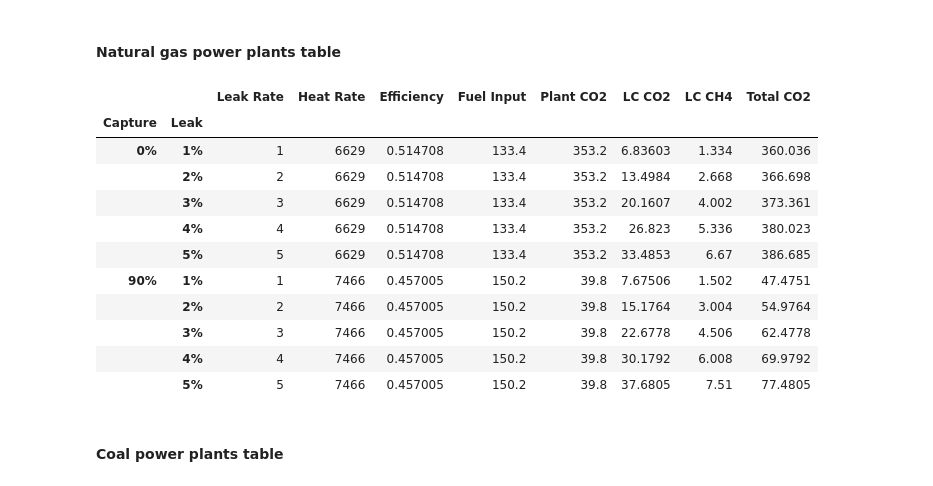
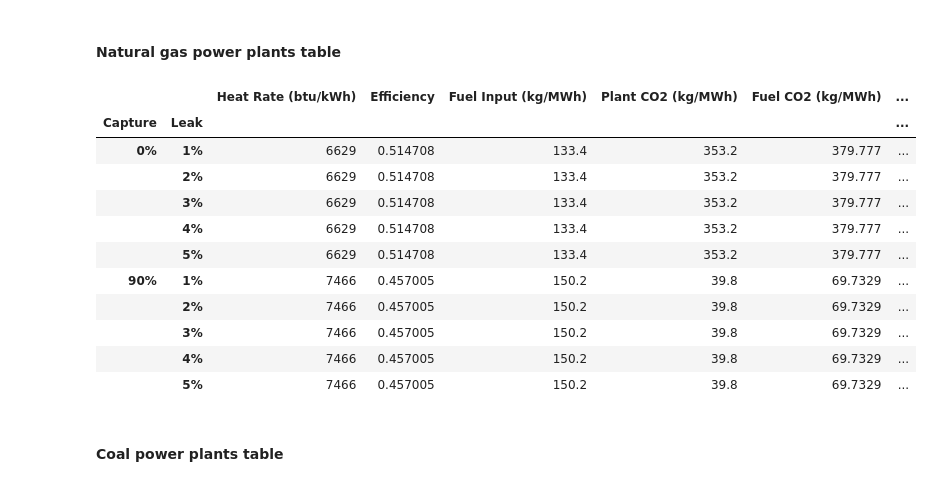
Before and after one commit to gschivley/CCS-climate, a Jupyter notebook: Notebooks/Emissions.ipynb, the cells around one changed output. Cells and saved outputs as stored; diff of their text form; code cells hidden in the pictures.

Commit message:
Clean up, modify SI tables

```diff
--- a/Notebooks/Emissions.ipynb
+++ b/Notebooks/Emissions.ipynb
@@ -81,35 +292,38 @@ life = 60
 ### Create tables for the SI
 # %% [markdown]
 #### Natural gas power plants table
+# %%
+iterables = [['0%', '90%'], ['1%', '2%', '3%', '4%', '5%']]
+ng_index = pd.MultiIndex.from_product(iterables, names=['Capture', 'Leak'])
 # %%
-ng_df = pd.DataFrame(index=ng_index, columns=['Leak Rate', 'Heat Rate', 'Efficiency', 'Fuel Input',
-                                              'Plant CO2', 'LC CO2', 'LC CH4'])
+ng_df = pd.DataFrame(index=ng_index, columns=['Heat Rate (btu/kWh)', 'Efficiency', 'Fuel Input (kg/MWh)',
+                                              'Plant CO2 (kg/MWh)', 'Fuel CO2 (kg/MWh)', 'Fuel CH4 (kg/MWh)'])
 # %%
-ng_df.loc[:,'Leak Rate'] = [1,2,3,4,5,1,2,3,4,5]
-ng_df.iloc[:5,1] = 6629
-ng_df.iloc[5:,1] = 7466
-ng_df.loc[:,'Efficiency'] = ng_df.loc[:,'Heat Rate'].map(lambda x: 3412/x)
-ng_df.iloc[:5,3] = 133.4
-ng_df.iloc[5:,3] = 150.2
-ng_df.iloc[:5,4] = 353.2
-ng_df.iloc[5:,4] = 39.8
-ng_df.loc[:,'LC CH4'] = ng_df.loc[:,'Leak Rate'] * ng_df.loc[:,'Fuel Input'] * 0.01
-ng_df.loc[:,'LC CO2'] = ng_df.loc[:,'LC CH4'] * slope + intercept
-ng_df.loc[:,'Total CO2'] = ng_df.loc[:,'LC CO2'] + ng_df.loc[:,'Plant CO2']
+ng_df.loc['0%','Heat Rate (btu/kWh)'] = 6629
+ng_df.loc['90%','Heat Rate (btu/kWh)'] = 7466
+ng_df.loc[:,'Efficiency'] = ng_df.loc[:,'Heat Rate (btu/kWh)'].map(lambda x: 3412/x)
+ng_df.loc['0%','Fuel Input (kg/MWh)'] = 133.4
+ng_df.loc['90%','Fuel Input (kg/MWh)'] = 150.2
+ng_df.loc['0%','Plant CO2 (kg/MWh)'] = 353.2
+ng_df.loc['90%','Plant CO2 (kg/MWh)'] = 39.8
+ng_df.loc[:,'Fuel CH4 (kg/MWh)'] = np.array(range(1,6) * 2) * ng_df.loc[:,'Fuel Input (kg/MWh)'] * 0.01
+ng_df.loc['0%','Fuel CO2 (kg/MWh)'] = ng_emissions['0%']['Fixed']['CO2']
+ng_df.loc['90%','Fuel CO2 (kg/MWh)'] = ng_emissions['90%']['Fixed']['CO2']
+ng_df.loc[:,'Total CO2 (kg/MWh)'] = ng_df.loc[:,'Fuel CO2 (kg/MWh)'] + ng_df.loc[:,'Plant CO2 (kg/MWh)']
 ng_df
 # %% [output]
-|  |  | Leak Rate | Heat Rate | Efficiency | Fuel Input | Plant CO2 | LC CO2 | LC CH4 | Total CO2 |
-| Capture | Leak |  |  |  |  |  |  |  |  |
-| 0% | 1% | 1 | 6629 | 0.514708 | 133.4 | 353.2 | 6.83603 | 1.334 | 360.036 |
-|  | 2% | 2 | 6629 | 0.514708 | 133.4 | 353.2 | 13.4984 | 2.668 | 366.698 |
-|  | 3% | 3 | 6629 | 0.514708 | 133.4 | 353.2 | 20.1607 | 4.002 | 373.361 |
-|  | 4% | 4 | 6629 | 0.514708 | 133.4 | 353.2 | 26.823 | 5.336 | 380.023 |
-|  | 5% | 5 | 6629 | 0.514708 | 133.4 | 353.2 | 33.4853 | 6.67 | 386.685 |
-| 90% | 1% | 1 | 7466 | 0.457005 | 150.2 | 39.8 | 7.67506 | 1.502 | 47.4751 |
-|  | 2% | 2 | 7466 | 0.457005 | 150.2 | 39.8 | 15.1764 | 3.004 | 54.9764 |
-|  | 3% | 3 | 7466 | 0.457005 | 150.2 | 39.8 | 22.6778 | 4.506 | 62.4778 |
-|  | 4% | 4 | 7466 | 0.457005 | 150.2 | 39.8 | 30.1792 | 6.008 | 69.9792 |
-|  | 5% | 5 | 7466 | 0.457005 | 150.2 | 39.8 | 37.6805 | 7.51 | 77.4805 |
+|  |  | Heat Rate (btu/kWh) | Efficiency | Fuel Input (kg/MWh) | Plant CO2 (kg/MWh) | Fuel CO2 (kg/MWh) | ... |
+| Capture | Leak |  |  |  |  |  | ... |
+| 0% | 1% | 6629 | 0.514708 | 133.4 | 353.2 | 379.777 | ... |
+|  | 2% | 6629 | 0.514708 | 133.4 | 353.2 | 379.777 | ... |
+|  | 3% | 6629 | 0.514708 | 133.4 | 353.2 | 379.777 | ... |
+|  | 4% | 6629 | 0.514708 | 133.4 | 353.2 | 379.777 | ... |
+|  | 5% | 6629 | 0.514708 | 133.4 | 353.2 | 379.777 | ... |
+| 90% | 1% | 7466 | 0.457005 | 150.2 | 39.8 | 69.7329 | ... |
+|  | 2% | 7466 | 0.457005 | 150.2 | 39.8 | 69.7329 | ... |
+|  | 3% | 7466 | 0.457005 | 150.2 | 39.8 | 69.7329 | ... |
+|  | 4% | 7466 | 0.457005 | 150.2 | 39.8 | 69.7329 | ... |
+|  | 5% | 7466 | 0.457005 | 150.2 | 39.8 | 69.7329 | ... |
 # %%
 ng_df.to_csv('Natural gas SI table.csv')
 # %% [markdown]
```
Also changed, not shown: parts of 14 cells of this notebook.
